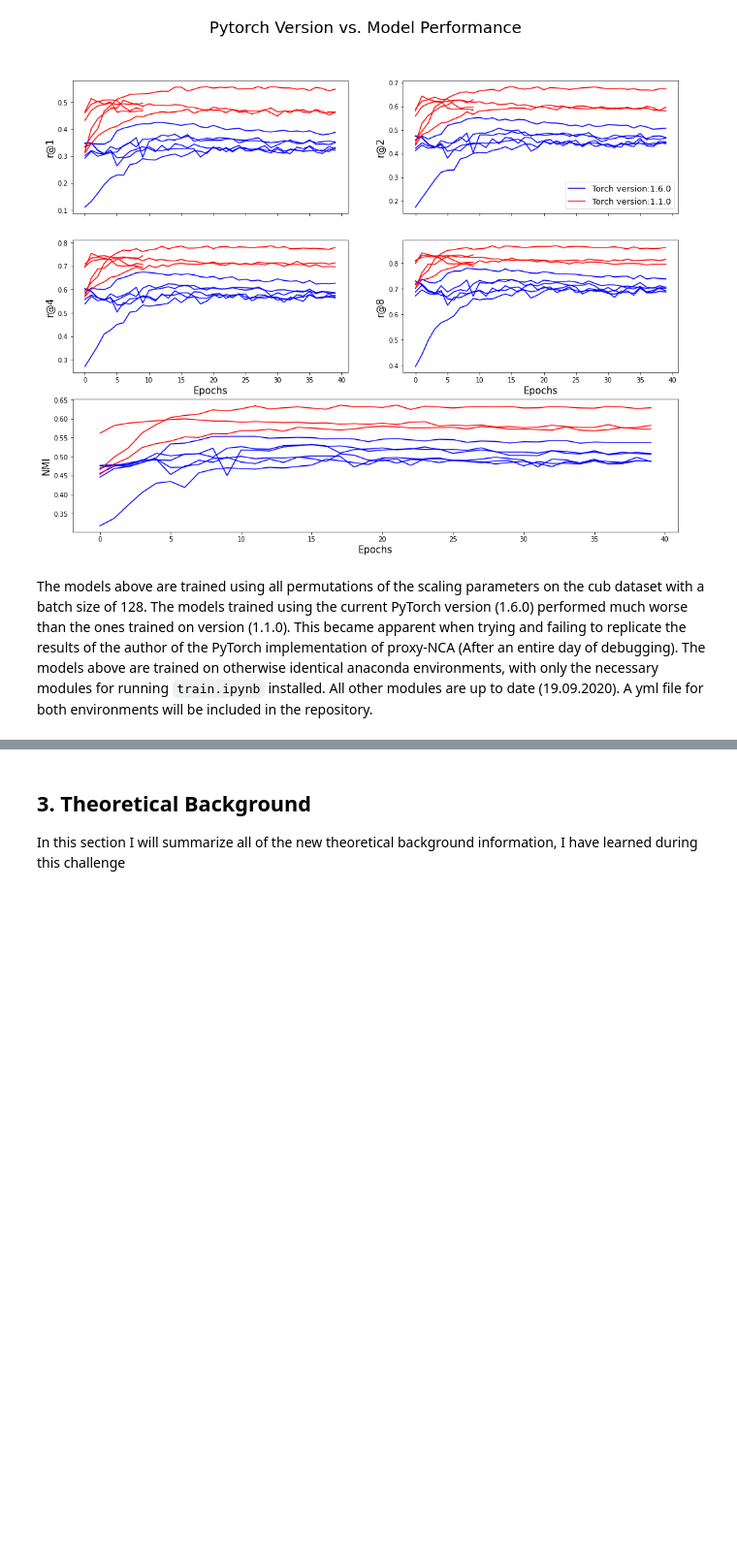
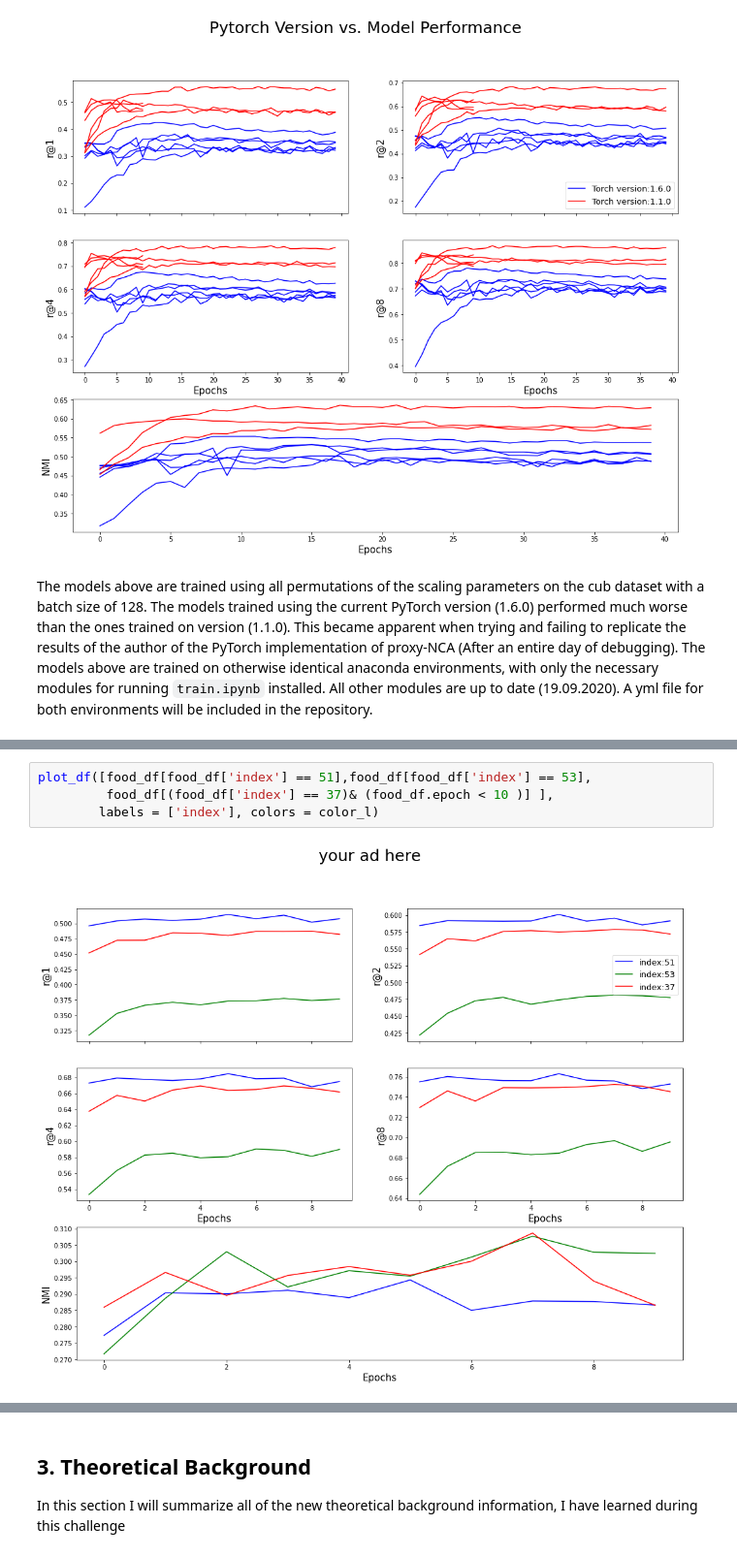
Before and after one commit to jillerhaus/Proxy-NCA, a Jupyter notebook: Analyze.ipynb, the cells around one changed output, grey strips where cells are left out. Shown at 97% size. Drawn from its saved outputs; the diff is of its cells as text; blank space fills up the shorter version.

```diff
--- a/Analyze.ipynb
+++ b/Analyze.ipynb
@@ -265,0 +329,6 @@ The models above are trained using all permutations of the scaling parameters on
+# %%
+plot_df([food_df[food_df['index'] == 51],food_df[food_df['index'] == 53],
+         food_df[(food_df['index'] == 37)& (food_df.epoch < 10 )] ],
+        labels = ['index'], colors = color_l)
+# %% [output]
+[figure, added]
```
Also changed, not shown: parts of 15 cells of this notebook, 9 other files.
